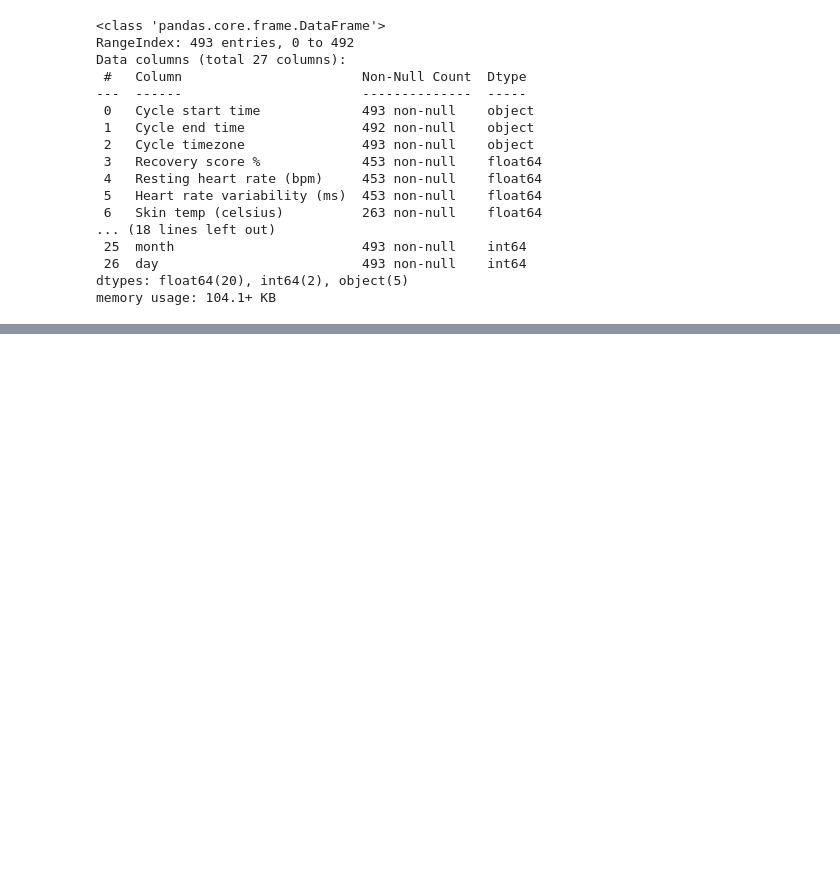
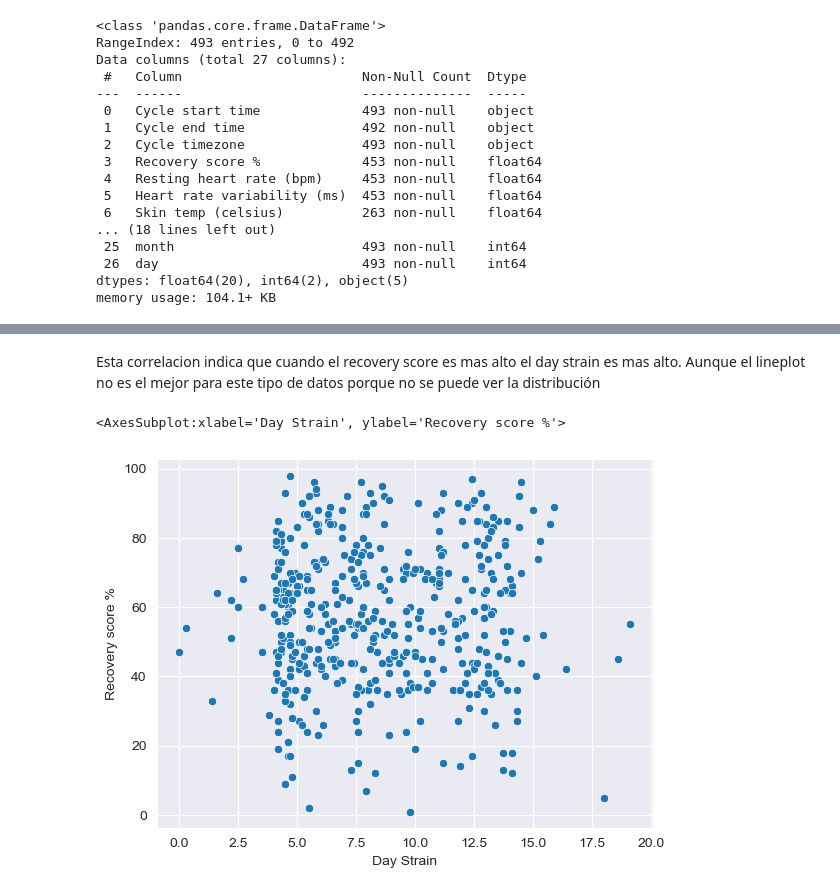
Before and after one commit to infantesromeroadrian/IRON-AIR-WHOOP, a Jupyter notebook: Iron_AIR.ipynb, the cells around one changed output, grey strips where cells are left out. Saved outputs shown, nothing was run; the diff lists cells and outputs as text; code cells hidden in the pictures; blank space fills up the shorter version.

```diff
--- a/Iron_AIR.ipynb
+++ b/Iron_AIR.ipynb
@@ -423,0 +429,7 @@ sns.lineplot(x='month', y='Deep (SWS) duration (min)', data=physiological_cycles
+# %% [markdown]
+Esta correlacion indica que cuando el recovery score es mas alto el day strain es mas alto. Aunque el lineplot no es el mejor para este tipo de datos porque no se puede ver la distribución
+# %%
+sns.scatterplot(x='Day Strain', y='Recovery score %', data=physiological_cycles)
+# %% [output]
+<AxesSubplot:xlabel='Day Strain', ylabel='Recovery score %'>
+[figure, added]
```
Also changed, not shown: parts of 13 cells of this notebook, 1 other file.
